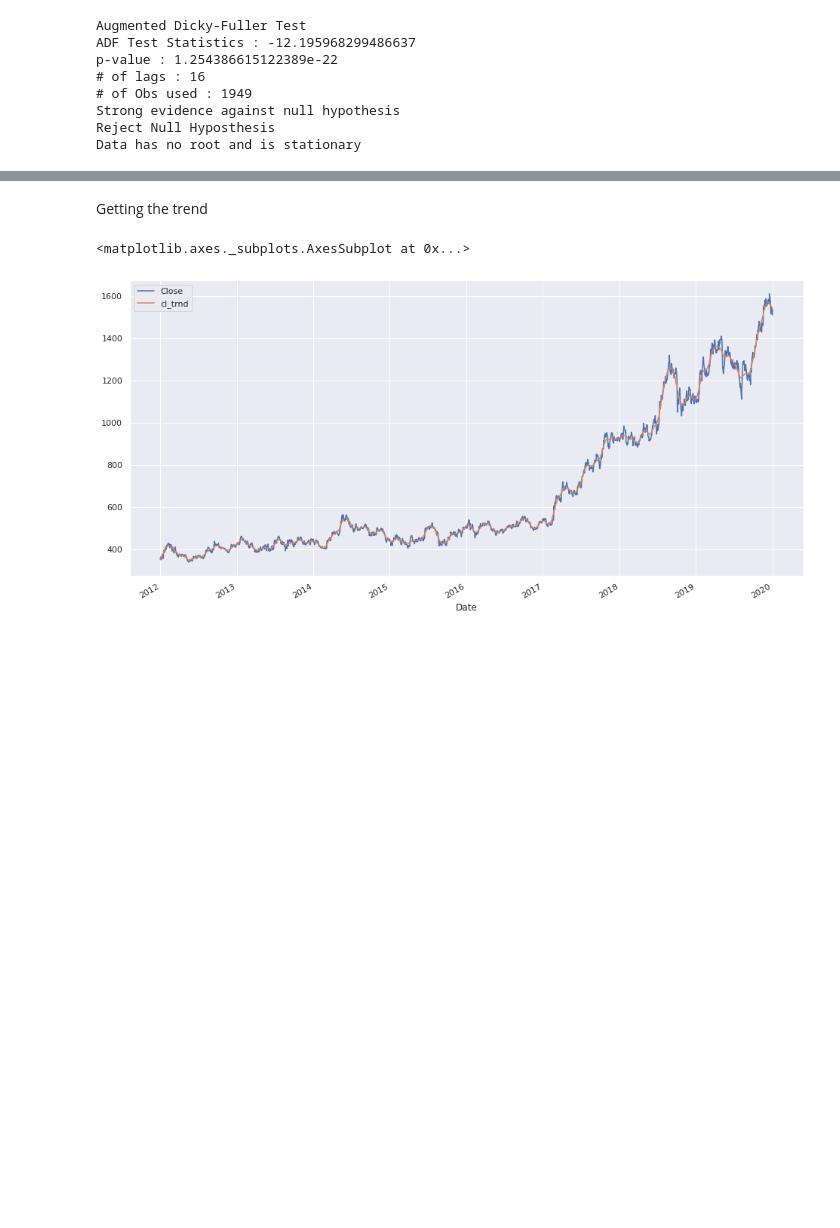
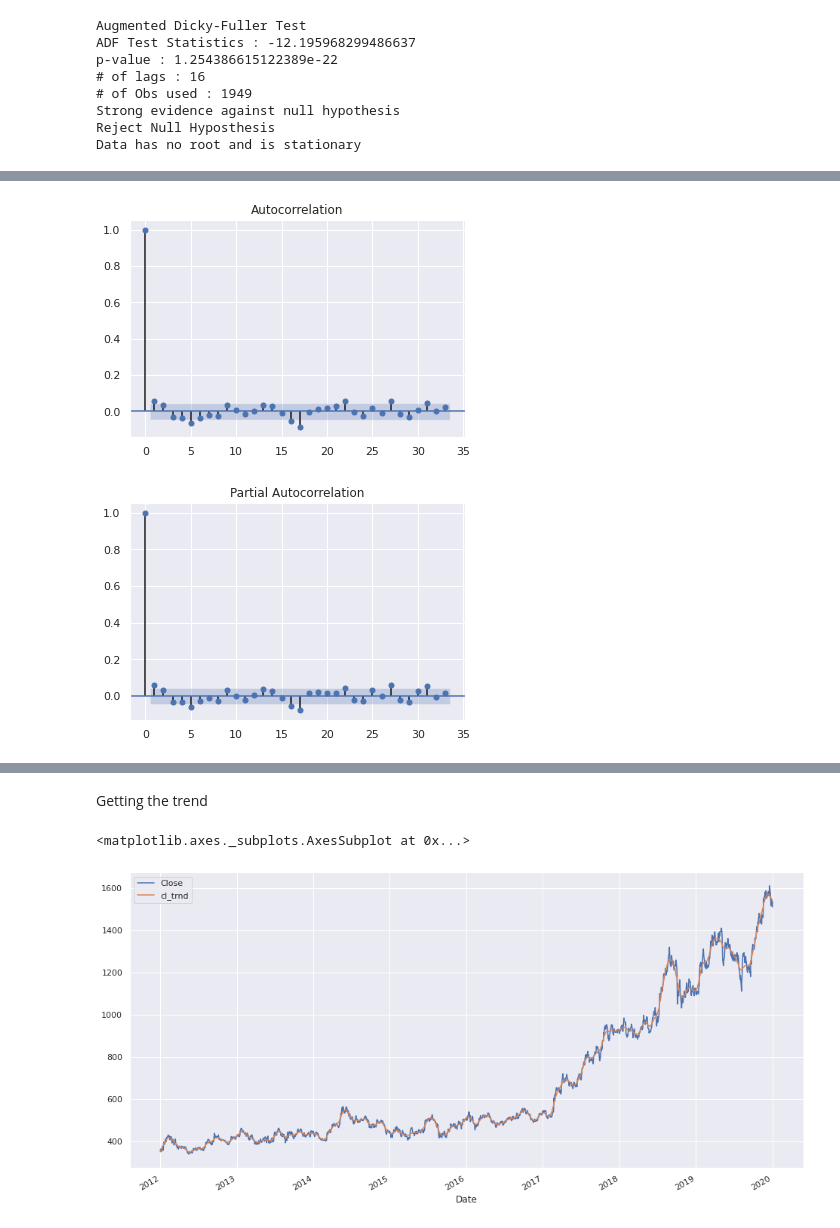
Before and after one commit to DeepankarAcharyya/Time_Series_Data, a Jupyter notebook: Time_Series_Analysis_Stock_Price.ipynb, the cells around one changed output, grey strips where cells are left out. Saved outputs shown, nothing was run; the diff lists cells and outputs as text; code cells hidden in the pictures; blank space fills up the shorter version.

```diff
--- a/Time_Series_Analysis_Stock_Price.ipynb
+++ b/Time_Series_Analysis_Stock_Price.ipynb
@@ -93,0 +109,6 @@ Data has no root and is stationary
+# %%
+a=plot_acf(data["1st_diff"].dropna())
+b=plot_pacf(data["1st_diff"].dropna())
+# %% [output]
+[figure, added]
+[figure, added]
```
Also changed, not shown: parts of 21 cells of this notebook.
